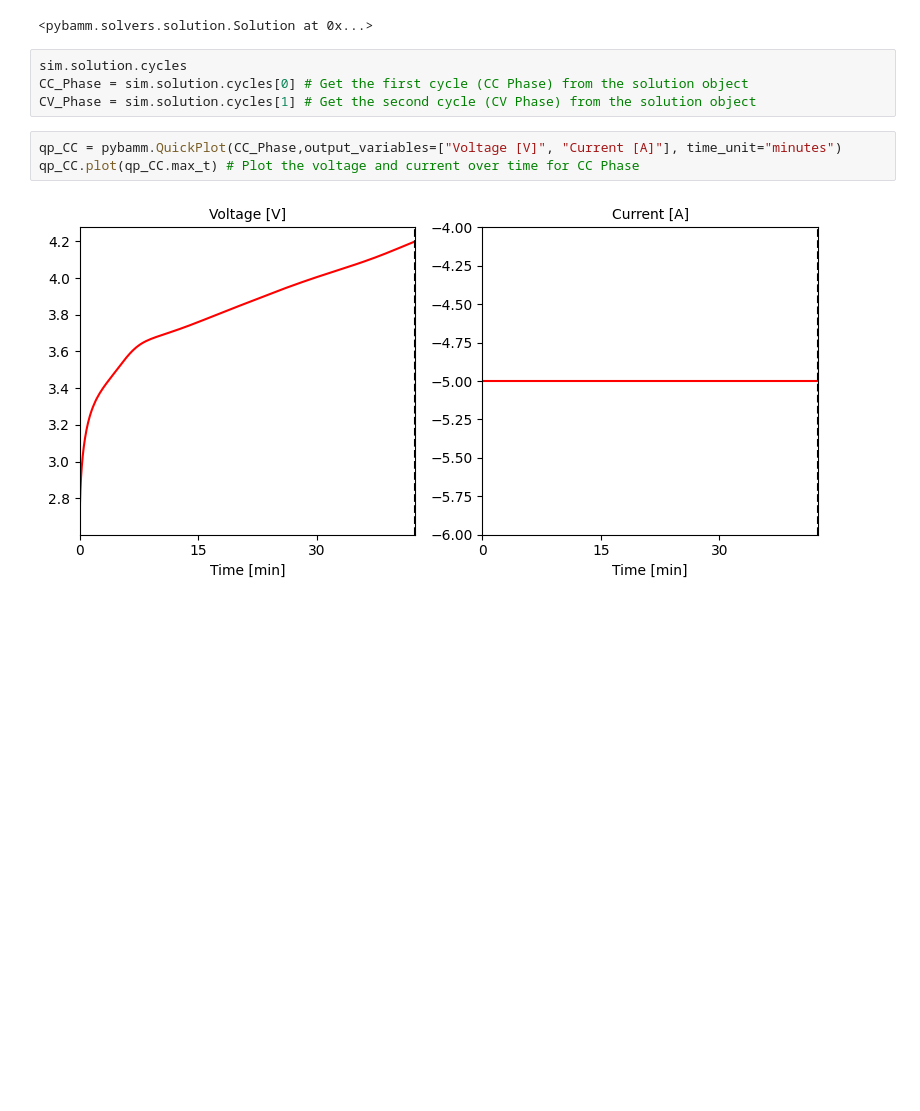
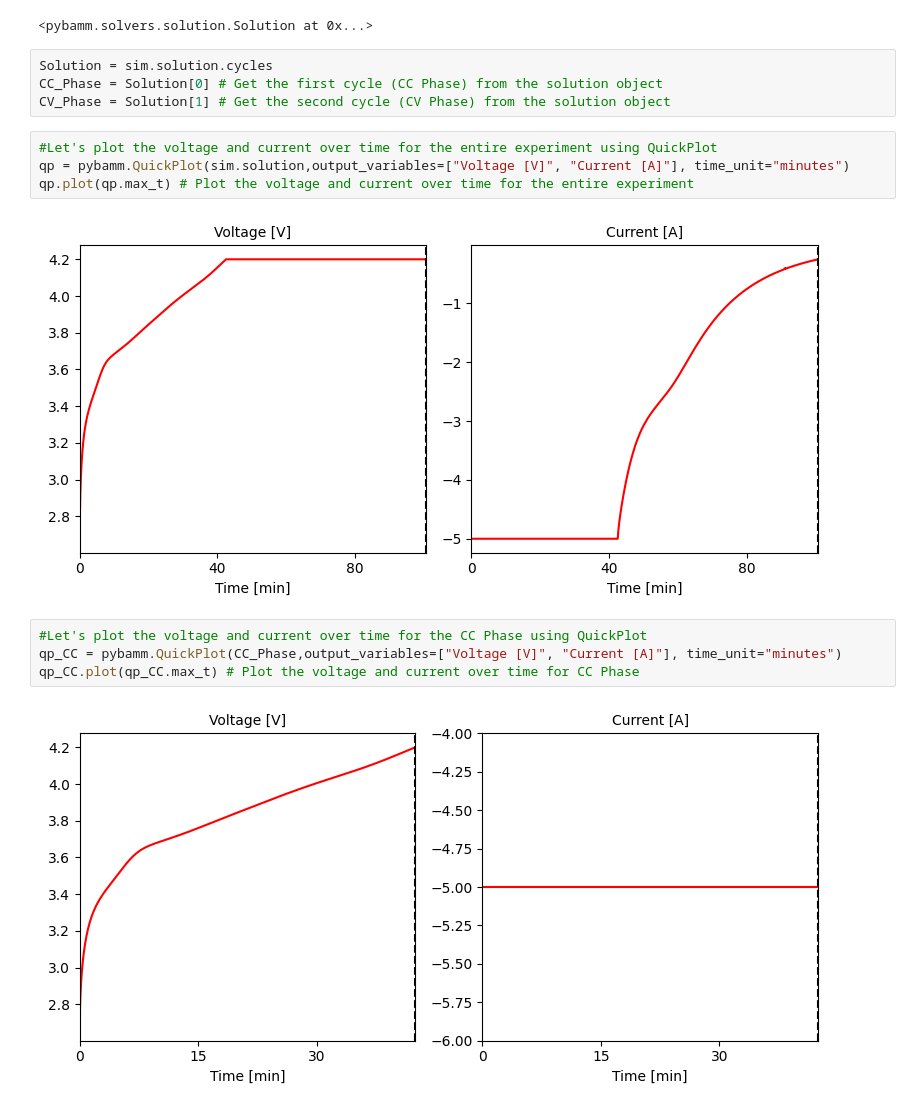
Before and after one commit to halbul01/Pybamm-Samples, a Jupyter notebook: 05_Run-Experiments_CCCV_02.ipynb, the cells around one changed output. Saved outputs shown, nothing was run; the diff lists cells and outputs as text; blank space fills up the shorter version.

Commit message:
1CCCV_Solution

```diff
--- a/05_Run-Experiments_CCCV_02.ipynb
+++ b/05_Run-Experiments_CCCV_02.ipynb
@@ -42,10 +42,17 @@ sim.solve() # Solve the simulation
 # %% [output]
 <pybamm.solvers.solution.Solution at 0x...>
 # %%
-sim.solution.cycles
-CC_Phase = sim.solution.cycles[0] # Get the first cycle (CC Phase) from the solution object
-CV_Phase = sim.solution.cycles[1] # Get the second cycle (CV Phase) from the solution object
+Solution = sim.solution.cycles
+CC_Phase = Solution[0] # Get the first cycle (CC Phase) from the solution object
+CV_Phase = Solution[1] # Get the second cycle (CV Phase) from the solution object
+# %%
+#Let's plot the voltage and current over time for the entire experiment using QuickPlot
+qp = pybamm.QuickPlot(sim.solution,output_variables=["Voltage [V]", "Current [A]"], time_unit="minutes")
+qp.plot(qp.max_t) # Plot the voltage and current over time for the entire experiment
+# %% [output]
+[figure, added]
 # %%
+#Let's plot the voltage and current over time for the CC Phase using QuickPlot
 qp_CC = pybamm.QuickPlot(CC_Phase,output_variables=["Voltage [V]", "Current [A]"], time_unit="minutes")
 qp_CC.plot(qp_CC.max_t) # Plot the voltage and current over time for CC Phase
 # %% [output]
```
Also changed, not shown: parts of 1 cell of this notebook.
